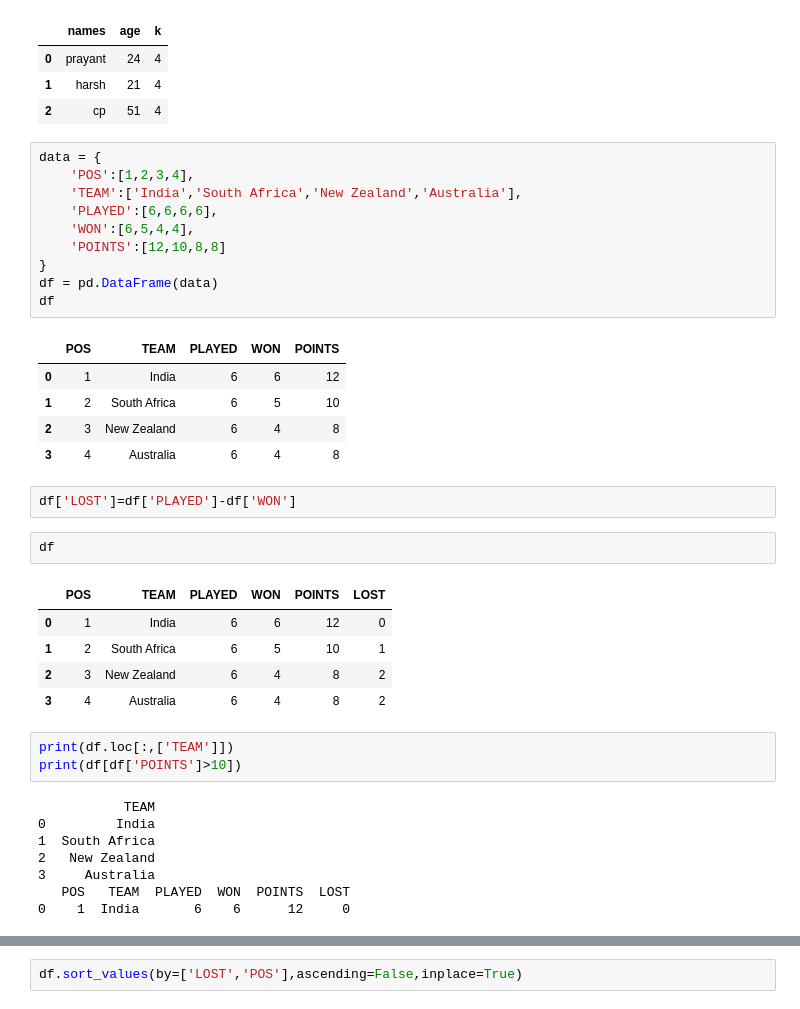
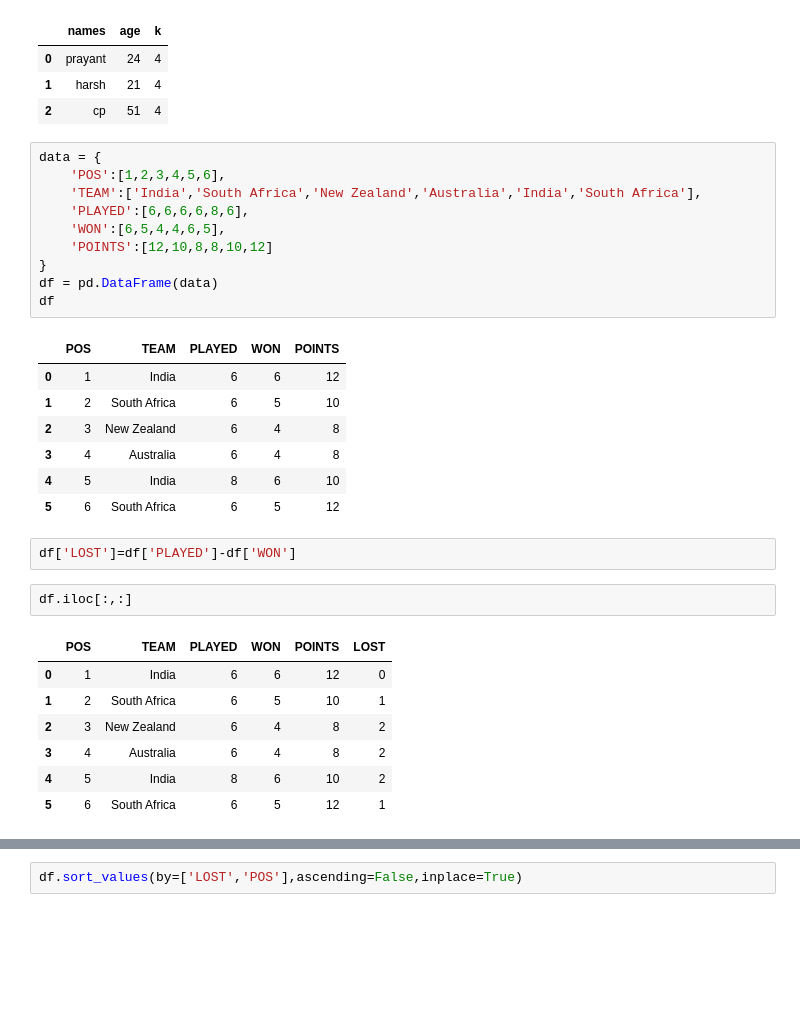
Before and after one commit to prayantgupta15/DataEngineering, a Jupyter notebook: pandasTut.ipynb, the cells around one changed output, grey strips where cells are left out. Saved outputs shown, nothing was run; the diff lists cells and outputs as text; blank space fills up the shorter version.

```diff
--- a/pandasTut.ipynb
+++ b/pandasTut.ipynb
@@ -131,11 +131,11 @@ df
 | 2 | cp | 51 | 4 |
 # %%
 data = {
-    'POS':[1,2,3,4],
-    'TEAM':['India','South Africa','New Zealand','Australia'],
-    'PLAYED':[6,6,6,6],
-    'WON':[6,5,4,4],
-    'POINTS':[12,10,8,8]
+    'POS':[1,2,3,4,5,6],
+    'TEAM':['India','South Africa','New Zealand','Australia','India','South Africa'],
+    'PLAYED':[6,6,6,6,8,6],
+    'WON':[6,5,4,4,6,5],
+    'POINTS':[12,10,8,8,10,12]
 }
 df = pd.DataFrame(data)
 df
@@ -145,24 +145,17 @@ df
 | 1 | 2 | South Africa | 6 | 5 | 10 |
 | 2 | 3 | New Zealand | 6 | 4 | 8 |
 | 3 | 4 | Australia | 6 | 4 | 8 |
+| 4 | 5 | India | 8 | 6 | 10 |
+| 5 | 6 | South Africa | 6 | 5 | 12 |
 # %%
 df['LOST']=df['PLAYED']-df['WON']
 # %%
-df
+df.iloc[:,:]
 # %% [output]
 |  | POS | TEAM | PLAYED | WON | POINTS | LOST |
 | 0 | 1 | India | 6 | 6 | 12 | 0 |
 | 1 | 2 | South Africa | 6 | 5 | 10 | 1 |
 | 2 | 3 | New Zealand | 6 | 4 | 8 | 2 |
 | 3 | 4 | Australia | 6 | 4 | 8 | 2 |
+| 4 | 5 | India | 8 | 6 | 10 | 2 |
+| 5 | 6 | South Africa | 6 | 5 | 12 | 1 |
-# %%
-print(df.loc[:,['TEAM']])
-print(df[df['POINTS']>10])
-# %% [output]
-           TEAM
-0         India
-1  South Africa
-2   New Zealand
-3     Australia
-   POS   TEAM  PLAYED  WON  POINTS  LOST
-0    1  India       6    6      12     0
```
Also changed, not shown: parts of 9 cells of this notebook.
